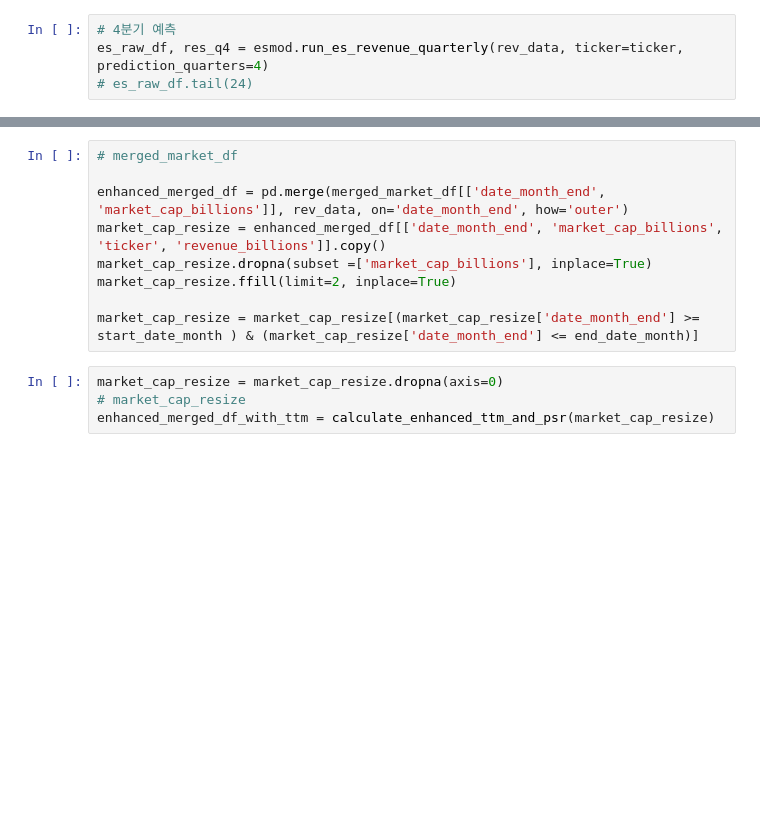
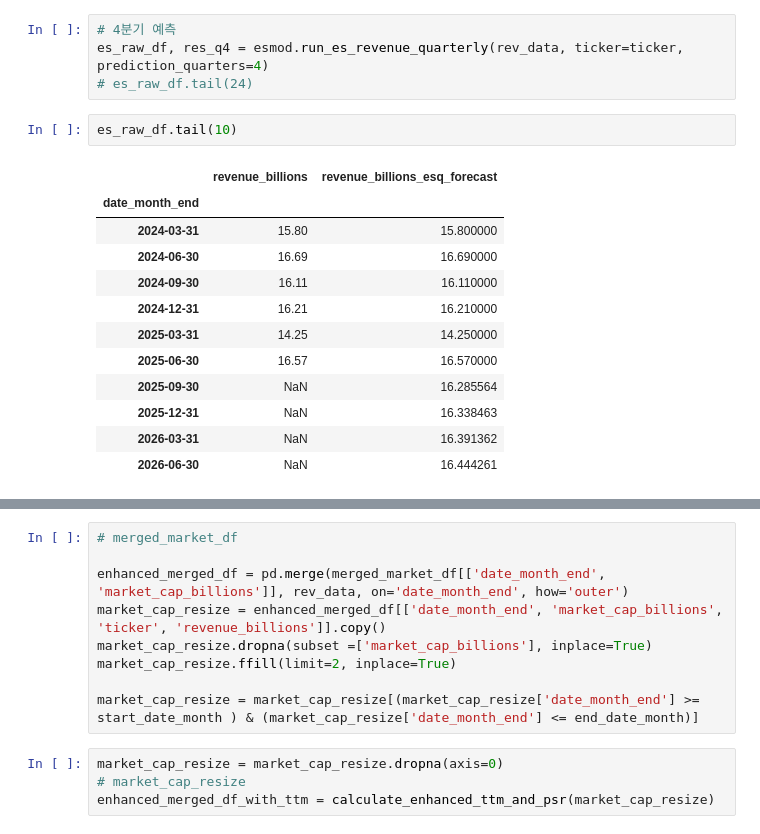
Before and after one commit to stox74/stock_forecast, a Jupyter notebook: US_Market/valuation/valuation_preprocessting_code_develop_v2.ipynb, the cells around one changed output, grey strips where cells are left out. Drawn from its saved outputs; the diff is of its cells as text; blank space fills up the shorter version.

```diff
--- a/US_Market/valuation/valuation_preprocessting_code_develop_v2.ipynb
+++ b/US_Market/valuation/valuation_preprocessting_code_develop_v2.ipynb
@@ -298,6 +390,21 @@ prophet_raw_df, res_4q = prophet_v3.run_prophet_revenue_only(rev_data, ticker=ti
 # 4분기 예측
 es_raw_df, res_q4 = esmod.run_es_revenue_quarterly(rev_data, ticker=ticker, prediction_quarters=4)
 # es_raw_df.tail(24)
+# %%
+es_raw_df.tail(10)
+# %% [output]
+|  | revenue_billions | revenue_billions_esq_forecast |
+| date_month_end |  |  |
+| 2024-03-31 | 15.80 | 15.800000 |
+| 2024-06-30 | 16.69 | 16.690000 |
+| 2024-09-30 | 16.11 | 16.110000 |
+| 2024-12-31 | 16.21 | 16.210000 |
+| 2025-03-31 | 14.25 | 14.250000 |
+| 2025-06-30 | 16.57 | 16.570000 |
+| 2025-09-30 | NaN | 16.285564 |
+| 2025-12-31 | NaN | 16.338463 |
+| 2026-03-31 | NaN | 16.391362 |
+| 2026-06-30 | NaN | 16.444261 |
 # %%
 # 3. FMP 시가총액 데이터 수집
 print("2. FMP 시가총액 데이터 수집 중...")
```
Also changed, not shown: parts of 15 cells of this notebook, 3 other files.
